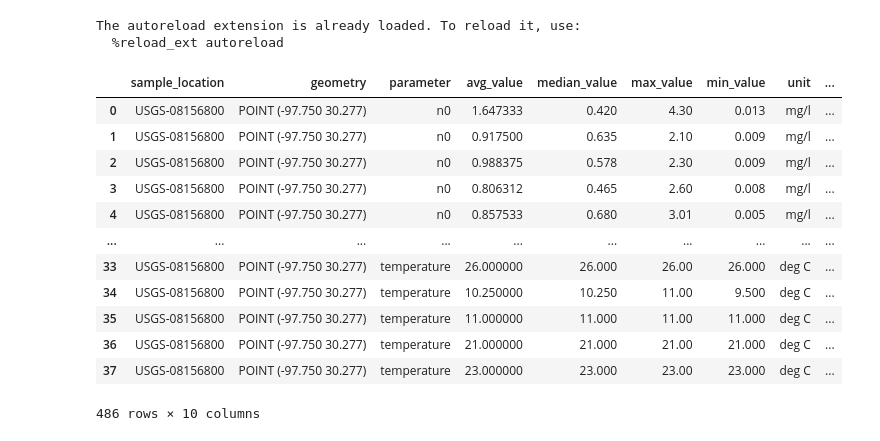
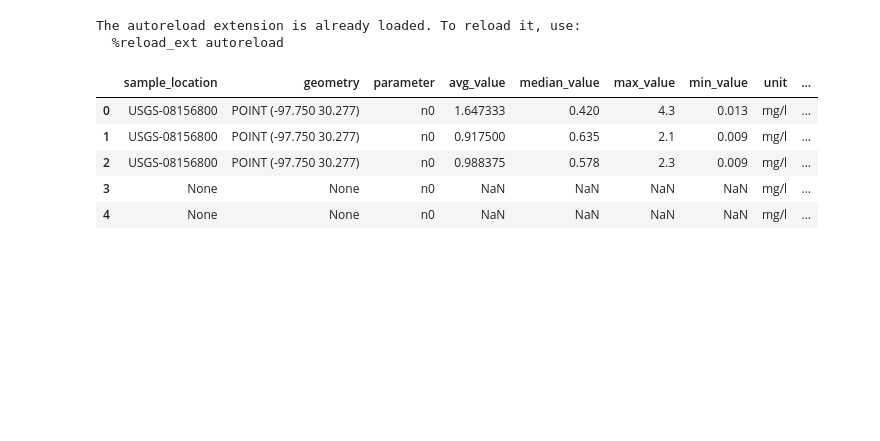
Before and after one commit to ramseyboy/shoal-creek-wq-bio-mitigation, a Jupyter notebook: water_quality.ipynb, the cells around one changed output. Drawn from its saved outputs; the diff is of its cells as text; code cells hidden in the pictures; blank space fills up the shorter version.

```diff
--- a/water_quality.ipynb
+++ b/water_quality.ipynb
@@ -66,11 +108,10 @@ def water_quality_interval_query(parameters: list[str], locations: list[str], pa
     return df
 # %%
 import pandas
-import itertools
 
-twenty_fourth_st = ["Shoal Creek @ 24th Street"]
-twelfth_st = ["USGS-08156800"]
-upstream_fist_st = ["Shoal Creek Upstream of 1st St"]
+locations_24th = ["Shoal Creek @ 24th Street"]
+locations_12th = ["USGS-08156800"]
+locations_1st_upstream = ["Shoal Creek Upstream of 1st St"]
 
 coa_parameters = {
     "tss": ["TOTAL SUSPENDED SOLIDS"],
@@ -100,39 +141,35 @@ units = {
     # "tds": "ppm",
     "turbidity": "NTU",
     "conductivity": "uS/cm",
-    "tss": "MG/L",
+    "tss": "mg/L",
     "temperature": "deg C"
 }
 
-twenty_fourth_st_intervals = geopandas.GeoDataFrame()
+wq_24th_intervals = geopandas.GeoDataFrame()
 for parameter in usgs_parameters:
-    df = water_quality_interval_query(parameters=coa_parameters[parameter], locations=twelfth_st, unit=units[parameter], parameter=parameter)
-    twenty_fourth_st_intervals = pandas.concat([twenty_fourth_st_intervals, df])
+    df = water_quality_interval_query(parameters=coa_parameters[parameter], locations=locations_12th, unit=units[parameter], parameter=parameter)
+    wq_24th_intervals = pandas.concat([wq_24th_intervals, df])
 
-twelfth_st_intervals = geopandas.GeoDataFrame()
+wq_12th_intervals = geopandas.GeoDataFrame()
+discharge_12th_intervals = geopandas.GeoDataFrame()
 for parameter in usgs_parameters:
-    df = water_quality_interval_query(parameters=usgs_parameters[parameter], locations=twelfth_st, unit=units[parameter], parameter=parameter)
-    twelfth_st_intervals = pandas.concat([twelfth_st_intervals, df])
+    wq_df = water_quality_interval_query(parameters=usgs_parameters[parameter], locations=locations_12th, unit=units[parameter], parameter=parameter)
+    wq_12th_intervals = pandas.concat([wq_12th_intervals, wq_df])
+
+    discharge_df = discharge_interval_query(parameters=usgs_parameters[parameter], locations=locations_12th, site_number="08156800")
+    discharge_12th_intervals = pandas.concat([discharge_12th_intervals, discharge_df])
 
 
-upstream_fist_st_intervals = geopandas.GeoDataFrame()
+wq_1st_upstream_intervals = geopandas.GeoDataFrame()
 for parameter in usgs_parameters:
-    df =  water_quality_interval_query(parameters=coa_parameters[parameter], locations=twelfth_st, unit=units[parameter], parameter=parameter)
-    upstream_fist_st_intervals = pandas.concat([upstream_fist_st_intervals, df])
-
-
-twelfth_st_intervals
+    df =  water_quality_interval_query(parameters=coa_parameters[parameter], locations=locations_12th, unit=units[parameter], parameter=parameter)
+    wq_1st_upstream_intervals = pandas.concat([wq_1st_upstream_intervals, df])
-# %% [output]
-|  | sample_location | geometry | parameter | avg_value | median_value | max_value | min_value | unit | ... |
-| 0 | USGS-08156800 | POINT (-97.750 30.277) | n0 | 1.647333 | 0.420 | 4.30 | 0.013 | mg/l | ... |
-| 1 | USGS-08156800 | POINT (-97.750 30.277) | n0 | 0.917500 | 0.635 | 2.10 | 0.009 | mg/l | ... |
-| 2 | USGS-08156800 | POINT (-97.750 30.277) | n0 | 0.988375 | 0.578 | 2.30 | 0.009 | mg/l | ... |
-| 3 | USGS-08156800 | POINT (-97.750 30.277) | n0 | 0.806312 | 0.465 | 2.60 | 0.008 | mg/l | ... |
-| 4 | USGS-08156800 | POINT (-97.750 30.277) | n0 | 0.857533 | 0.680 | 3.01 | 0.005 | mg/l | ... |
-| ... | ... | ... | ... | ... | ... | ... | ... | ... | ... |
-| 33 | USGS-08156800 | POINT (-97.750 30.277) | temperature | 26.000000 | 26.000 | 26.00 | 26.000 | deg C | ... |
-| 34 | USGS-08156800 | POINT (-97.750 30.277) | temperature | 10.250000 | 10.250 | 11.00 | 9.500 | deg C | ... |
-| 35 | USGS-08156800 | POINT (-97.750 30.277) | temperature | 11.000000 | 11.000 | 11.00 | 11.000 | deg C | ... |
-| 36 | USGS-08156800 | POINT (-97.750 30.277) | temperature | 21.000000 | 21.000 | 21.00 | 21.000 | deg C | ... |
-| 37 | USGS-08156800 | POINT (-97.750 30.277) | temperature | 23.000000 | 23.000 | 23.00 | 23.000 | deg C | ... |
-486 rows × 10 columns
+# %%
+wq_12th_intervals.head()
+# %% [output]
+|  | sample_location | geometry | parameter | avg_value | median_value | max_value | min_value | unit | ... |
+| 0 | USGS-08156800 | POINT (-97.750 30.277) | n0 | 1.647333 | 0.420 | 4.3 | 0.013 | mg/l | ... |
+| 1 | USGS-08156800 | POINT (-97.750 30.277) | n0 | 0.917500 | 0.635 | 2.1 | 0.009 | mg/l | ... |
+| 2 | USGS-08156800 | POINT (-97.750 30.277) | n0 | 0.988375 | 0.578 | 2.3 | 0.009 | mg/l | ... |
+| 3 | None | None | n0 | NaN | NaN | NaN | NaN | mg/l | ... |
+| 4 | None | None | n0 | NaN | NaN | NaN | NaN | mg/l | ... |
```
Also changed, not shown: parts of 5 cells of this notebook.
